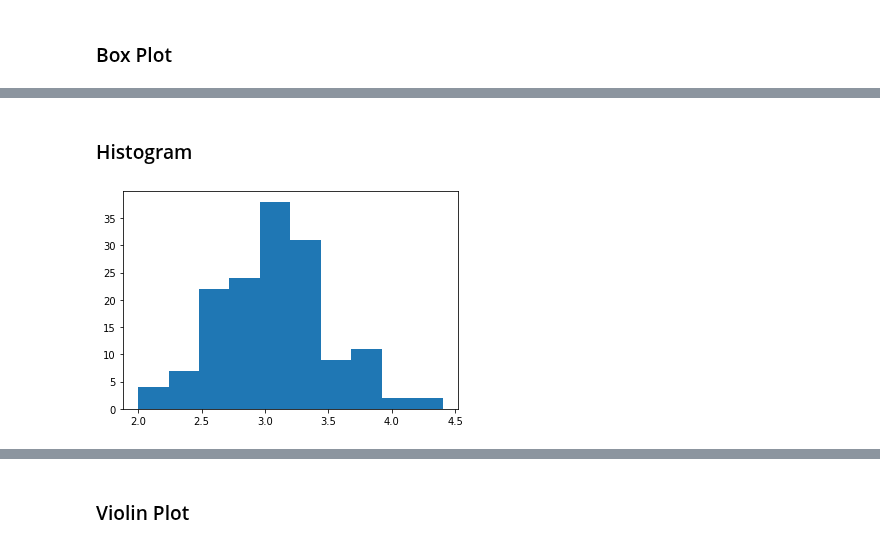
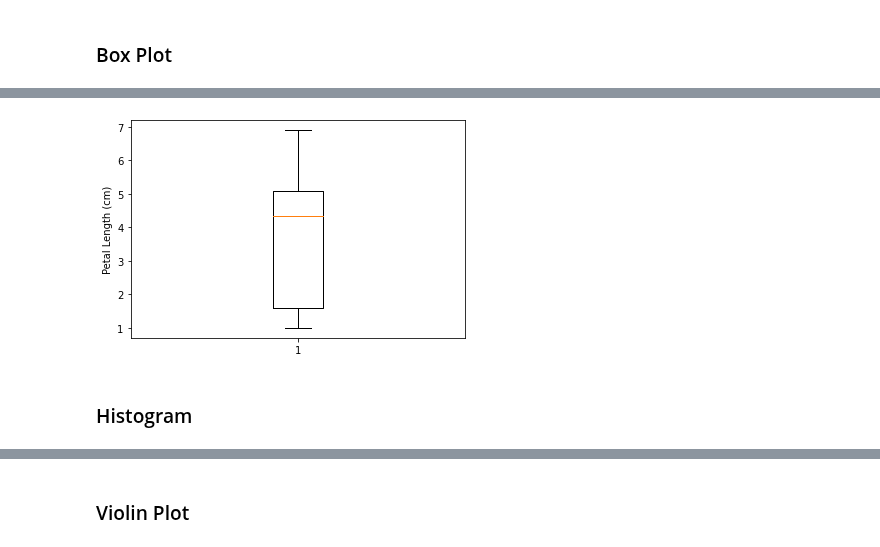
Before and after one commit to adhang/data-science-digital-skola, a Jupyter notebook: 15. Intermediate Visualization/Homework - Intermediate Visualization.ipynb, the cells around one changed output, grey strips where cells are left out. Saved outputs shown, nothing was run; the diff lists cells and outputs as text; code cells hidden in the pictures.

```diff
--- a/15. Intermediate Visualization/Homework - Intermediate Visualization.ipynb
+++ b/15. Intermediate Visualization/Homework - Intermediate Visualization.ipynb
@@ -245,9 +314,13 @@ plt.show()
+# %%
+petal_len = data['PetalLengthCm']
+
+fig, ax = plt.subplots()
+
+ax.boxplot(x=petal_len)
+ax.set_ylabel('Petal Length (cm)')
+
+plt.show()
+# %% [output]
+[figure, added]
 # %% [markdown]
 ### Histogram
-# %%
-sepal_wd = data['SepalWidthCm']
-
-plt.hist(x=sepal_wd)
-plt.show()
-# %% [output]
-[figure, removed]
```
Also changed, not shown: parts of 26 cells of this notebook.
